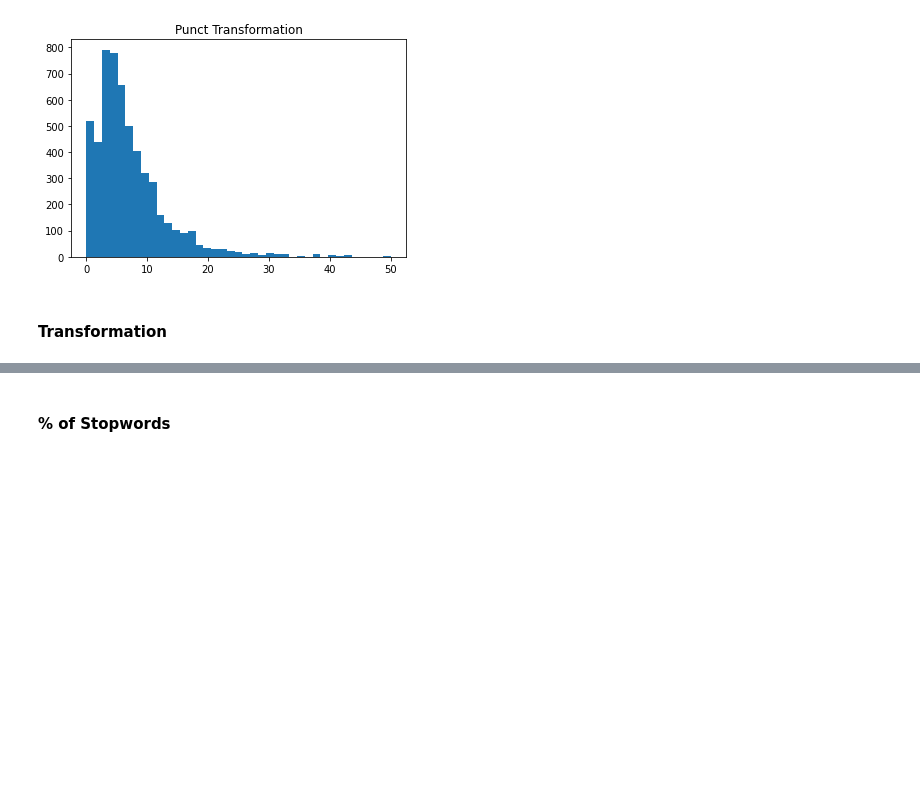
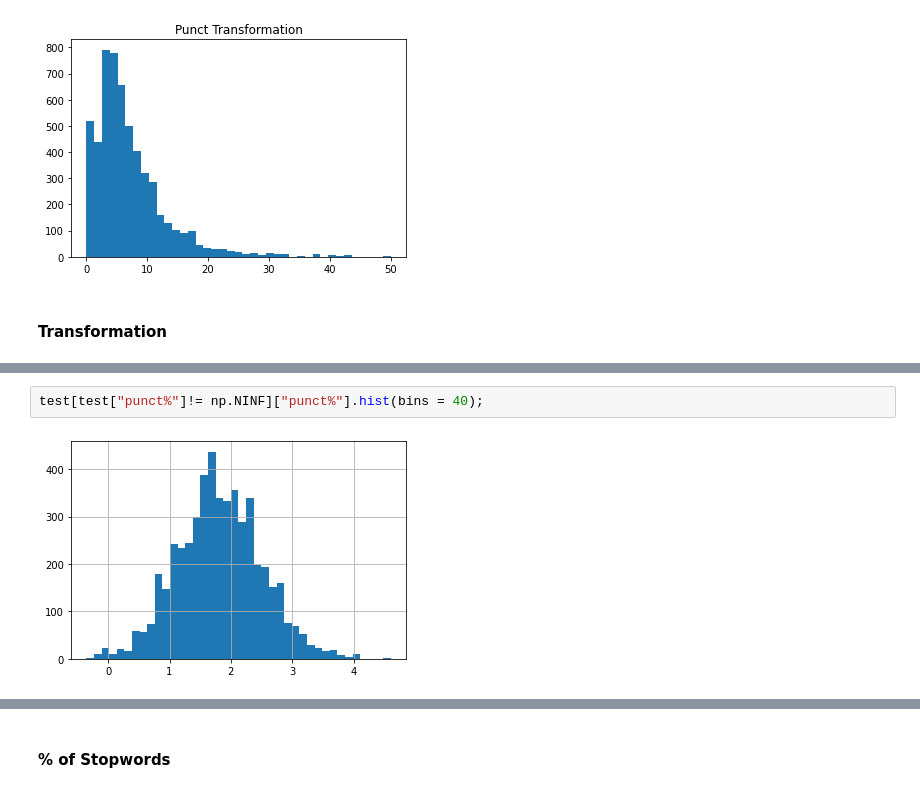
Before and after one commit to Satwikram/NLP-Implementations, a Jupyter notebook: Feature Engineering for NLP.ipynb, the cells around one changed output, grey strips where cells are left out. Drawn from its saved outputs; the diff is of its cells as text; blank space fills up the shorter version.

```diff
--- a/Feature Engineering for NLP.ipynb
+++ b/Feature Engineering for NLP.ipynb
@@ -177 +214,5 @@ plt.show()
+# %%
+test[test["punct%"]!= np.NINF]["punct%"].hist(bins = 40);
+# %% [output]
+[figure, added]
 # %%
```
Also changed, not shown: parts of 23 cells of this notebook.
